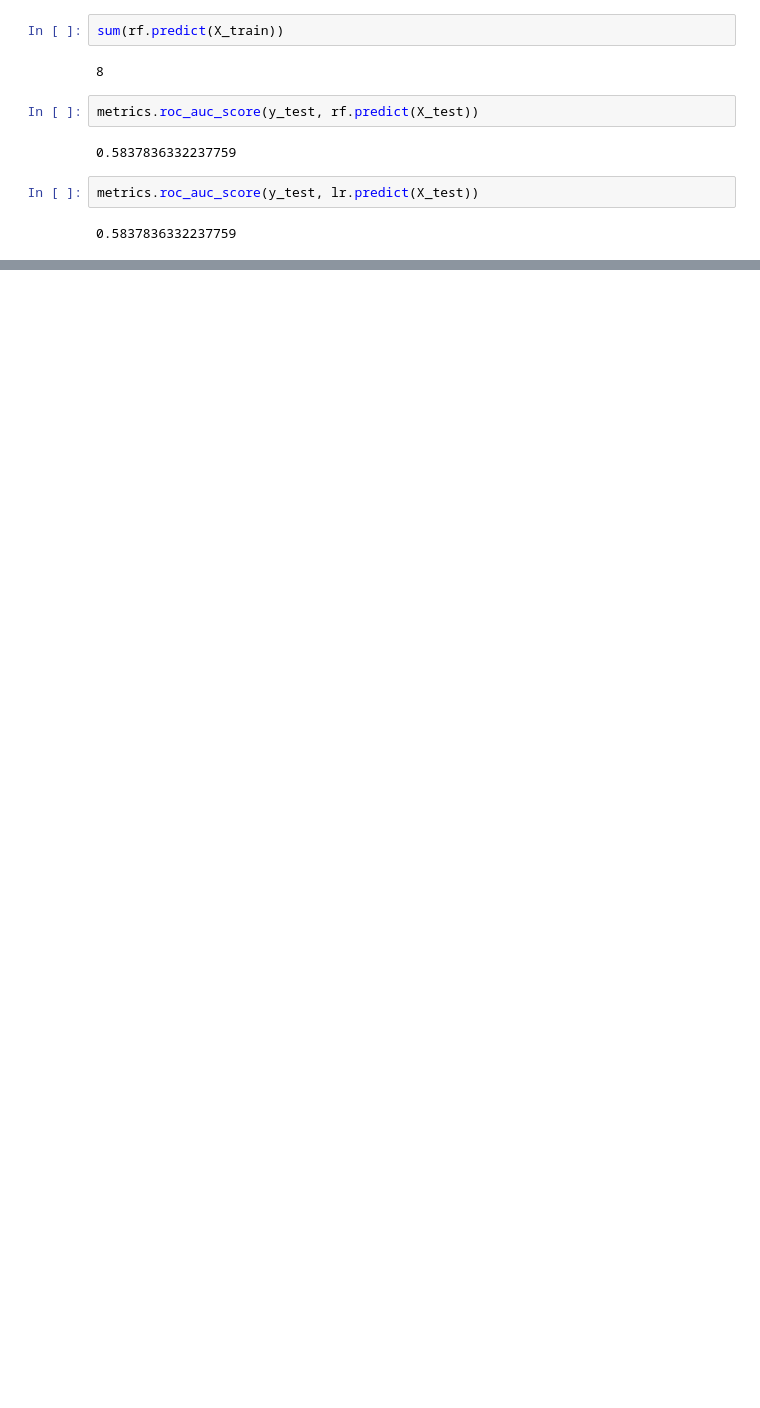
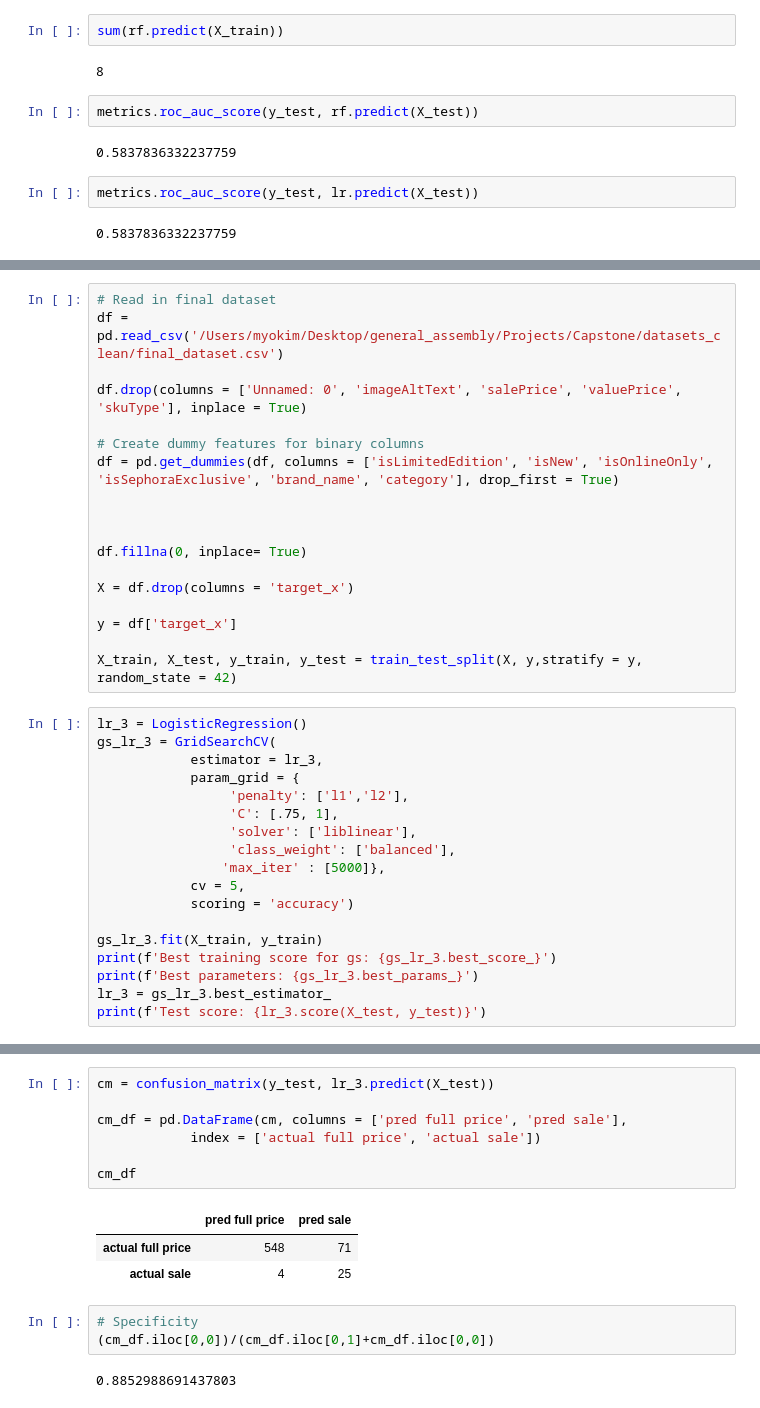
Before and after one commit to myo-kim/Sephora_API, a Jupyter notebook: Code/4-Modeling.ipynb, the cells around one changed output, grey strips where cells are left out. Cells and saved outputs as stored; diff of their text form; blank space fills up the shorter version.

Commit message:
Cleaning

```diff
--- a/Code/Modeling.ipynb
+++ b/Code/4-Modeling.ipynb
@@ -390,0 +366,36 @@ metrics.roc_auc_score(y_test, lr.predict(X_test))
+# %%
+# Read in final dataset
+df = pd.read_csv('/Users/myokim/Desktop/general_assembly/Projects/Capstone/datasets_clean/final_dataset.csv')
+
+df.drop(columns = ['Unnamed: 0', 'imageAltText', 'salePrice', 'valuePrice', 'skuType'], inplace = True)
+
+# Create dummy features for binary columns
+df = pd.get_dummies(df, columns = ['isLimitedEdition', 'isNew', 'isOnlineOnly', 'isSephoraExclusive', 'brand_name', 'category'], drop_first = True)
+
+
+
+df.fillna(0, inplace= True)
+
+X = df.drop(columns = 'target_x')
+
+y = df['target_x']
+
+X_train, X_test, y_train, y_test = train_test_split(X, y,stratify = y, random_state = 42)
+# %%
+lr_3 = LogisticRegression()
+gs_lr_3 = GridSearchCV(
+            estimator = lr_3,
+            param_grid = {
+                 'penalty': ['l1','l2'],
+                 'C': [.75, 1],
+                 'solver': ['liblinear'],
+                 'class_weight': ['balanced'],
+                'max_iter' : [5000]},
+            cv = 5,
+            scoring = 'accuracy')
+
+gs_lr_3.fit(X_train, y_train)
+print(f'Best training score for gs: {gs_lr_3.best_score_}')
+print(f'Best parameters: {gs_lr_3.best_params_}')
+lr_3 = gs_lr_3.best_estimator_
+print(f'Test score: {lr_3.score(X_test, y_test)}')
@@ -390,0 +420,16 @@ metrics.roc_auc_score(y_test, lr.predict(X_test))
+# %%
+cm = confusion_matrix(y_test, lr_3.predict(X_test))
+
+cm_df = pd.DataFrame(cm, columns = ['pred full price', 'pred sale'],
+            index = ['actual full price', 'actual sale'])
+
+cm_df
+# %% [output]
+|  | pred full price | pred sale |
+| actual full price | 548 | 71 |
+| actual sale | 4 | 25 |
+# %%
+# Specificity
+(cm_df.iloc[0,0])/(cm_df.iloc[0,1]+cm_df.iloc[0,0])
+# %% [output]
+0.8852988691437803
```
Also changed, not shown: parts of 41 cells of this notebook, 2 other files.
